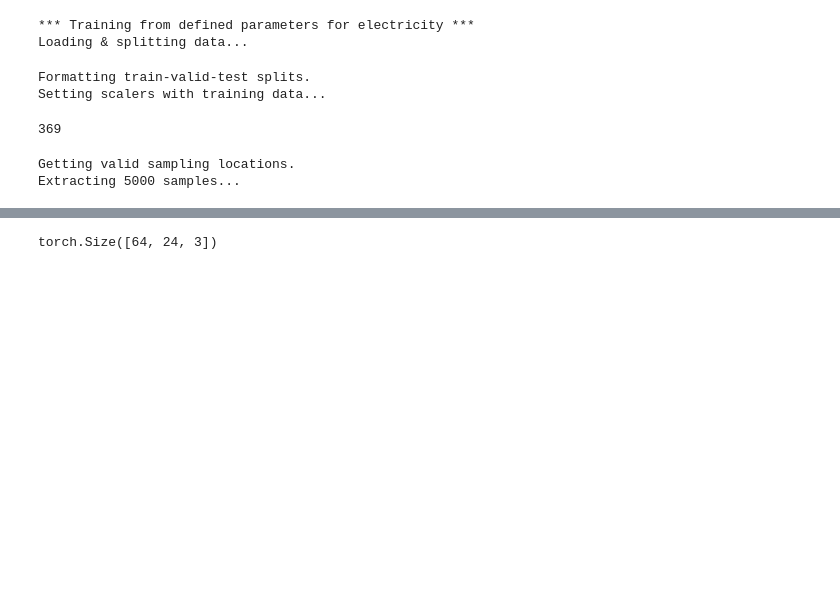
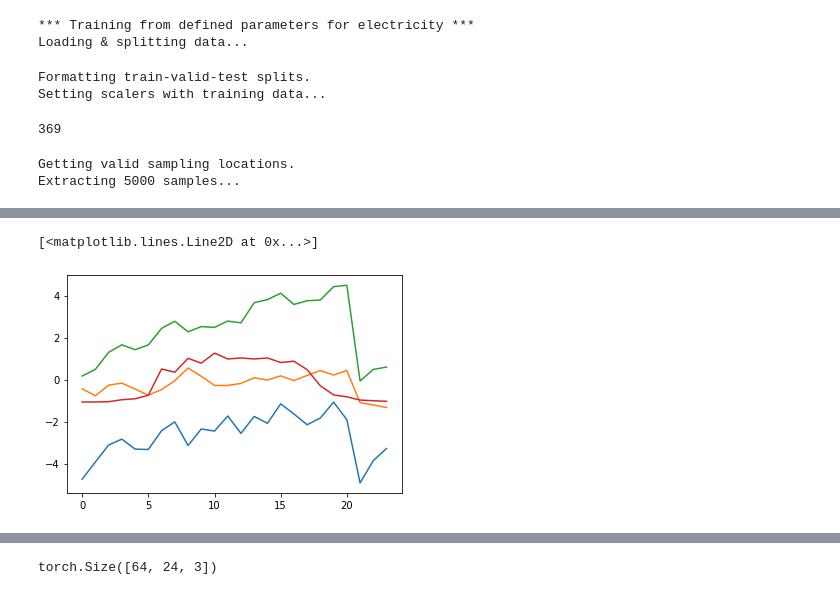
Before and after one commit to mattsherar/Temporal_Fusion_Transform, a Jupyter notebook: trainer.ipynb, the cells around one changed output, grey strips where cells are left out. Drawn from its saved outputs; the diff is of its cells as text; code cells hidden in the pictures; blank space fills up the shorter version.

```diff
--- a/trainer.ipynb
+++ b/trainer.ipynb
@@ -99,0 +129,6 @@ output,encoder_output, decoder_output, attn, attn_output_weights = model.forward
+# %%
+plt.plot(output[14,:,:].detach().numpy())
+plt.plot(batch['outputs'][14,:,0].detach().numpy())
+# %% [output]
+[<matplotlib.lines.Line2D at 0x...>]
+[figure, added]
```
Also changed, not shown: parts of 13 cells of this notebook, 1 other file.
